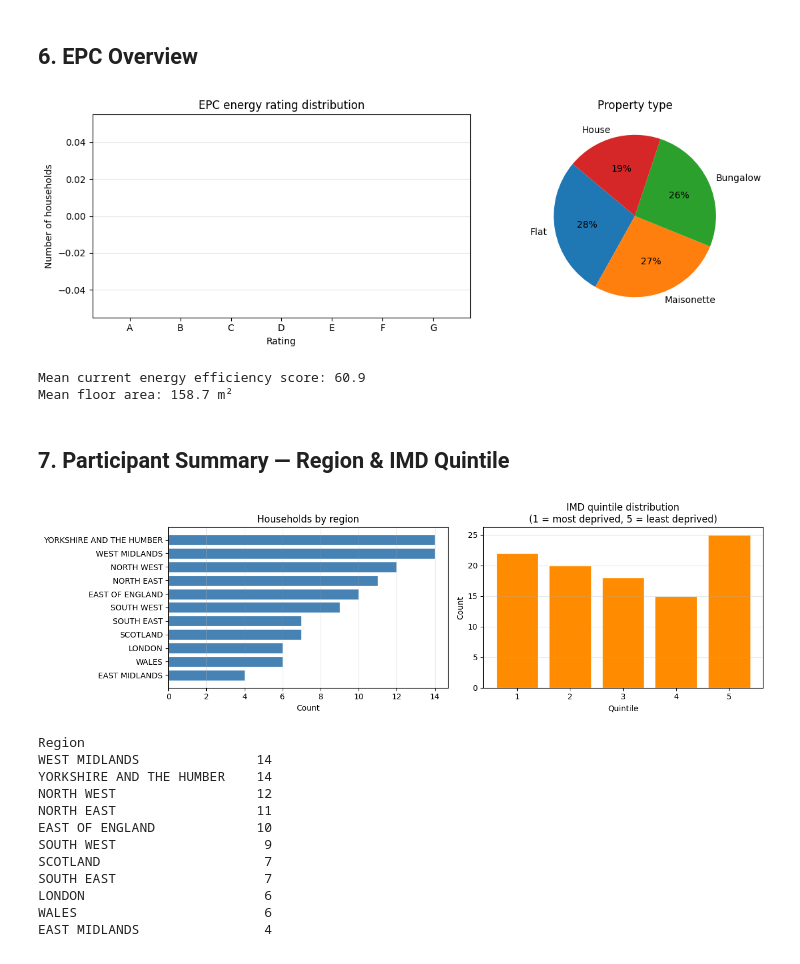
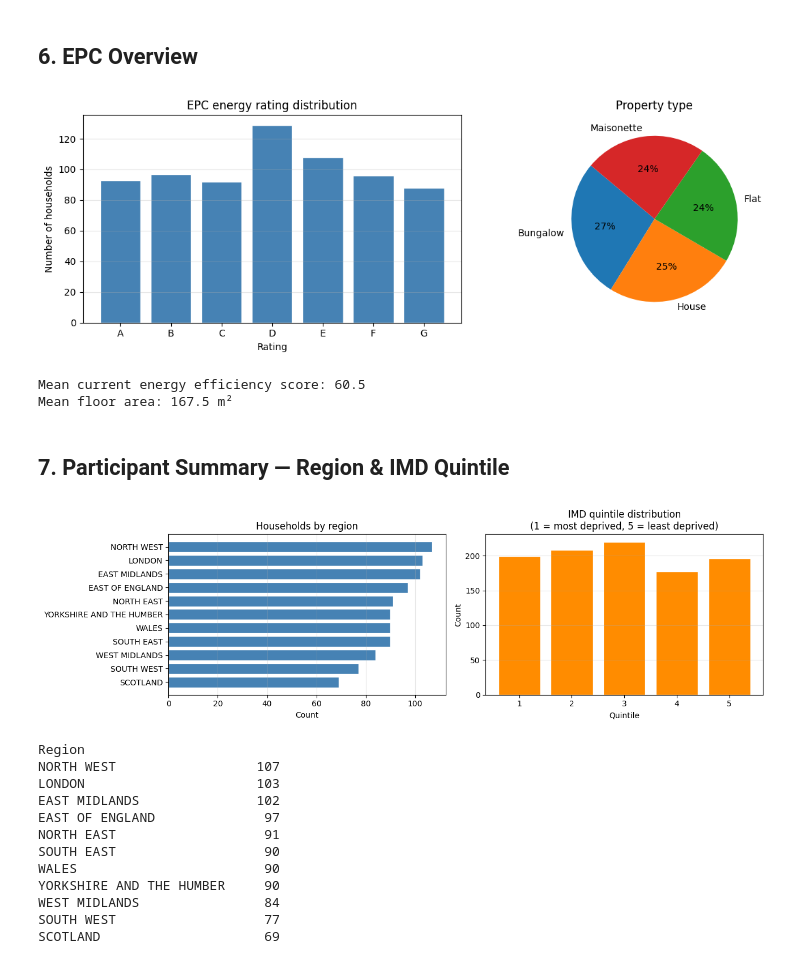
Before and after one commit to BarsantiMatteo/serl-mock, a Jupyter notebook: notebooks/explore_mock_data.ipynb, the cells around one changed output. Cells and saved outputs as stored; diff of their text form; code cells hidden in the pictures.

```diff
--- a/notebooks/explore_mock_data.ipynb
+++ b/notebooks/explore_mock_data.ipynb
@@ -28,19 +36,23 @@ Data dir: C:\Users\matte\projects_python\serl-mock\data\mock
 # %% [markdown]
 ## 1. Dataset Inventory
 # %%
-# Flat CSV files
-flat_files = [f for f in DATA_DIR.glob("*.csv")]
+# Top-level and mock_internal CSV files
+flat_files = sorted(DATA_DIR.glob("*.csv")) + sorted(INTERNAL_DIR.glob("*.csv"))
 # HH monthly files
 hh_files = sorted(HH_DIR.glob("*.csv"))
 
 rows = []
-for f in sorted(flat_files):
-    df = pd.read_csv(f, encoding="latin-1")
-    rows.append({"file": f.name, "rows": df.shape[0], "columns": df.shape[1]})
+for f in flat_files:
+    try:
+        df = pd.read_csv(f, encoding="latin-1")
+        rows.append({"file": f.relative_to(DATA_DIR).as_posix(), "rows": df.shape[0], "columns": df.shape[1]})
+    except Exception as exc:
+        rows.append({"file": f.relative_to(DATA_DIR).as_posix(), "rows": "?", "columns": f"(unreadable: {exc.__class__.__name__})"})
 rows.append({"file": "--- half-hourly files ---", "rows": "", "columns": ""})
 for f in hh_files:
-    df = pd.read_csv(f, usecols=["PUPRN"])
-    rows.append({"file": f.name, "rows": len(df), "columns": "17"})
+    n_cols = len(pd.read_csv(f, nrows=0).columns)
+    n_rows = len(pd.read_csv(f, usecols=["PUPRN"]))
+    rows.append({"file": f.name, "rows": n_rows, "columns": n_cols})
 
-pd.DataFrame(rows).to_string(index=False)
+pd.DataFrame(rows)
 # %% [output]
@@ -48,10 +76,13 @@ pd.DataFrame(rows).to_string(index=False)
 # %% [markdown]
 ## 2. Half-Hourly Smart Meter — Sample & Stats
 # %%
-hh_jan = pd.read_csv(HH_DIR / "serl_half_hourly_2019_01_edition08.csv")
+hh_files_sorted = sorted(HH_DIR.glob("*.csv"))
+assert hh_files_sorted, f"No half-hourly files found in {HH_DIR}"
+
+hh_jan = pd.read_csv(hh_files_sorted[0])
 hh_jan["dt"] = pd.to_datetime(hh_jan["Read_date_time_UTC"].str.rstrip("Z"))
 
-print(f"January file: {hh_jan.shape[0]:,} rows × {hh_jan.shape[1]} columns")
+print(f"{hh_files_sorted[0].name}: {hh_jan.shape[0]:,} rows × {hh_jan.shape[1]} columns")
 print(f"Households: {hh_jan['PUPRN'].nunique()}")
 print(f"Date range: {hh_jan['dt'].min()}  →  {hh_jan['dt'].max()}\n")
 
@@ -141,7 +177,7 @@ Gas (Wh): Jan daily mean = 112306 Wh  |  Jul daily mean = 1054 Wh
 ## 5. Annual Daily Demand Profile (all 12 months)
 # %%
 chunks = []
-for f in sorted(HH_DIR.glob("*.csv")):
+for f in hh_files_sorted:
     chunks.append(pd.read_csv(f, usecols=["HH", "Elec_act_imp_hh_Wh", "Gas_hh_Wh"]))
 hh_all = pd.concat(chunks, ignore_index=True)
 
@@ -150,6 +186,9 @@ profile = hh_all.groupby("HH")[["Elec_act_imp_hh_Wh", "Gas_hh_Wh"]].mean()
 xticks = list(range(1, 49, 4))
 xlabels = [f"{(hh - 1) // 2:02d}:{('30' if hh % 2 == 0 else '00')}" for hh in xticks]
 
+years_covered = sorted({int(f.stem.split("_")[3]) for f in hh_files_sorted})
+years_label = f"{years_covered[0]}" if len(years_covered) == 1 else f"{years_covered[0]}–{years_covered[-1]}"
+
 fig, ax = plt.subplots(figsize=(12, 4))
 ax.plot(profile.index, profile["Elec_act_imp_hh_Wh"], label="Electricity", color="steelblue")
 ax.plot(profile.index, profile["Gas_hh_Wh"], label="Gas", color="darkorange")
@@ -157,7 +196,7 @@ ax.set_xticks(xticks)
 ax.set_xticklabels(xlabels, rotation=45, ha="right")
 ax.set_xlabel("Time of day (UTC)")
 ax.set_ylabel("Mean Wh per household")
-ax.set_title("Annual mean daily demand profile (all households, 2019)")
+ax.set_title(f"Annual mean daily demand profile (all households, {years_label})")
 ax.legend()
 ax.grid(True, alpha=0.3)
 fig.tight_layout()
@@ -167,46 +206,46 @@ plt.show()
 # %% [markdown]
 ## 6. EPC Overview
 # %%
-epc = pd.read_csv(DATA_DIR / "epc_data_edition08.csv")
+epc = pd.read_csv(DATA_DIR / "serl_epc_data_edition08.csv")
 
 RATING_ORDER = list("ABCDEFG")
 fig, axes = plt.subplots(1, 2, figsize=(12, 4))
 
 # Energy rating distribution
 rating_counts = (
     epc["currentEnergyRating"]
     .value_counts()
     .reindex(RATING_ORDER, fill_value=0)
 )
 axes[0].bar(rating_counts.index, rating_counts.values, color="steelblue", edgecolor="white")
 axes[0].set_title("EPC energy rating distribution")
 axes[0].set_xlabel("Rating")
 axes[0].set_ylabel("Number of households")
 axes[0].grid(axis="y", alpha=0.3)
 
 # Property type distribution
-prop_counts = epc["PROPERTY_TYPE"].value_counts()
+prop_counts = epc["propertyType"].value_counts()
 axes[1].pie(
     prop_counts.values,
     labels=prop_counts.index,
     autopct="%1.0f%%",
     startangle=140,
 )
 axes[1].set_title("Property type")
 
 fig.tight_layout()
 plt.show()
 
-print(f"Mean current energy efficiency score: {epc['CURRENT_ENERGY_EFFICIENCY'].mean():.1f}")
+print(f"Mean current energy efficiency score: {epc['currentEnergyEfficiency'].mean():.1f}")
 print(f"Mean floor area: {epc['totalFloorArea'].mean():.1f} m²")
 # %% [output]
-[figure, old version]
+[figure, new version]
-Mean current energy efficiency score: 60.9
-Mean floor area: 158.7 m²
+Mean current energy efficiency score: 60.5
+Mean floor area: 167.5 m²
 # %% [markdown]
 ## 7. Participant Summary — Region & IMD Quintile
 # %%
-summ = pd.read_csv(DATA_DIR / "serl_participant_summary_data_edition08.csv")
+summ = pd.read_csv(DATA_DIR / "serl_participant_summary_edition08.csv")
 
 fig, axes = plt.subplots(1, 2, figsize=(13, 4))
 
@@ -230,16 +269,16 @@ plt.show()
 
 print(summ.groupby("Region").size().sort_values(ascending=False).to_string())
 # %% [output]
-[figure, old version]
+[figure, new version]
 Region
-WEST MIDLANDS               14
-YORKSHIRE AND THE HUMBER    14
-NORTH WEST                  12
-NORTH EAST                  11
-EAST OF ENGLAND             10
-SOUTH WEST                   9
-SCOTLAND                     7
-SOUTH EAST                   7
-LONDON                       6
-WALES                        6
-EAST MIDLANDS                4
+NORTH WEST                  107
+LONDON                      103
+EAST MIDLANDS               102
+EAST OF ENGLAND              97
+NORTH EAST                   91
+SOUTH EAST                   90
+WALES                        90
+YORKSHIRE AND THE HUMBER     90
+WEST MIDLANDS                84
+SOUTH WEST                   77
+SCOTLAND                     69
```
Also changed, not shown: parts of 5 cells of this notebook, 1 other file.
